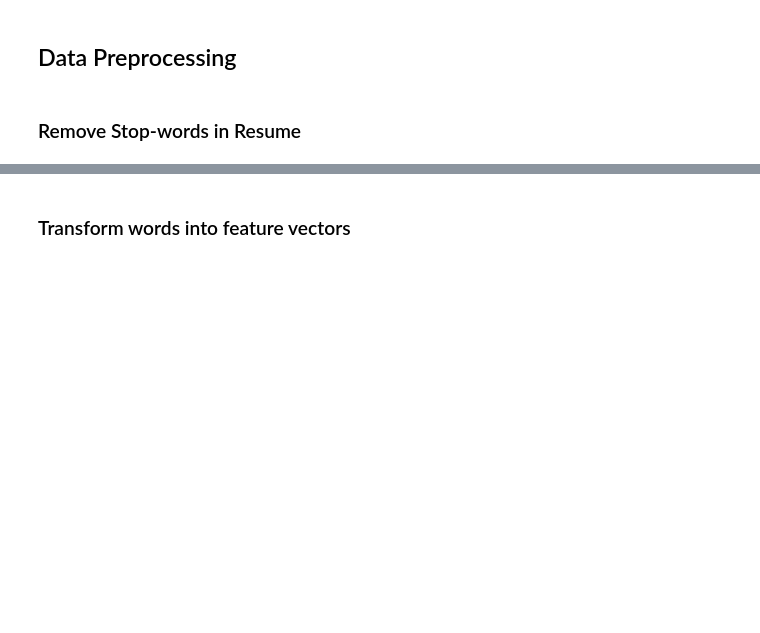
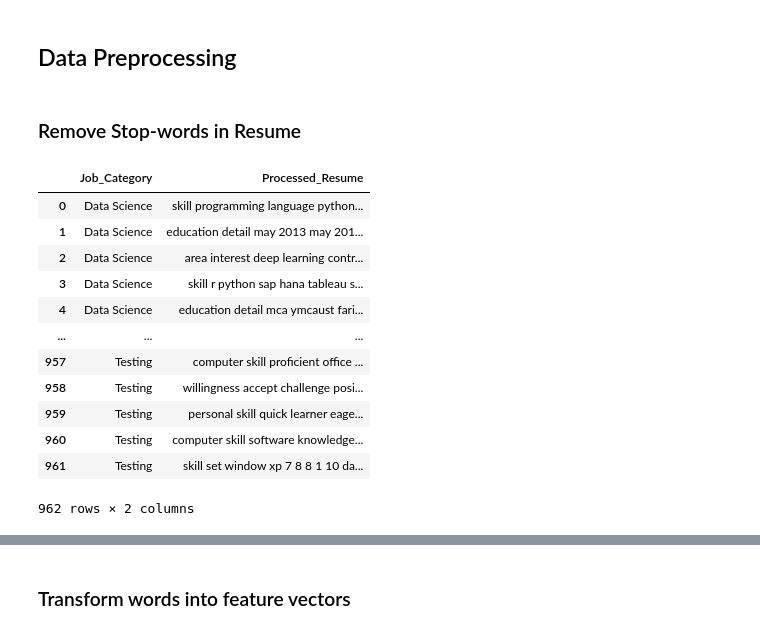
Before and after one commit to JLaw-TL/123, a Jupyter notebook: ibm_ai_prac_pjt.ipynb, the cells around one changed output, grey strips where cells are left out. Cells and saved outputs as stored; diff of their text form; code cells hidden in the pictures; blank space fills up the shorter version.

```diff
--- a/ibm_ai_prac_pjt.ipynb
+++ b/ibm_ai_prac_pjt.ipynb
@@ -58,8 +31,0 @@ score_array[0][1]
-# %%
-doc_score_dict = {}
-score_list = []
-count = CountVectorizer()
-for idx in start_idx:
-    text = [df_resume['Resume'][idx], jd]
-    count_matrix = count.fit_transform(text)
-    score_list.append(cos_sim(count_matrix)[0][1])
@@ -215,0 +186,19 @@ print(mostcommon)
+# %%
+job_category_list = df_resume['Category'].values.tolist()
+# %%
+cleaned_resume_df = pd.DataFrame(list(zip(job_category_list, sentences)), columns=['Job_Category', 'Processed_Resume'])
+cleaned_resume_df
+# %% [output]
+|  | Job_Category | Processed_Resume |
+| 0 | Data Science | skill programming language python... |
+| 1 | Data Science | education detail may 2013 may 201... |
+| 2 | Data Science | area interest deep learning contr... |
+| 3 | Data Science | skill r python sap hana tableau s... |
+| 4 | Data Science | education detail mca ymcaust fari... |
+| ... | ... | ... |
+| 957 | Testing | computer skill proficient office ... |
+| 958 | Testing | willingness accept challenge posi... |
+| 959 | Testing | personal skill quick learner eage... |
+| 960 | Testing | computer skill software knowledge... |
+| 961 | Testing | skill set window xp 7 8 8 1 10 da... |
+962 rows × 2 columns
```
Also changed, not shown: parts of 64 cells of this notebook, 12 other files.
